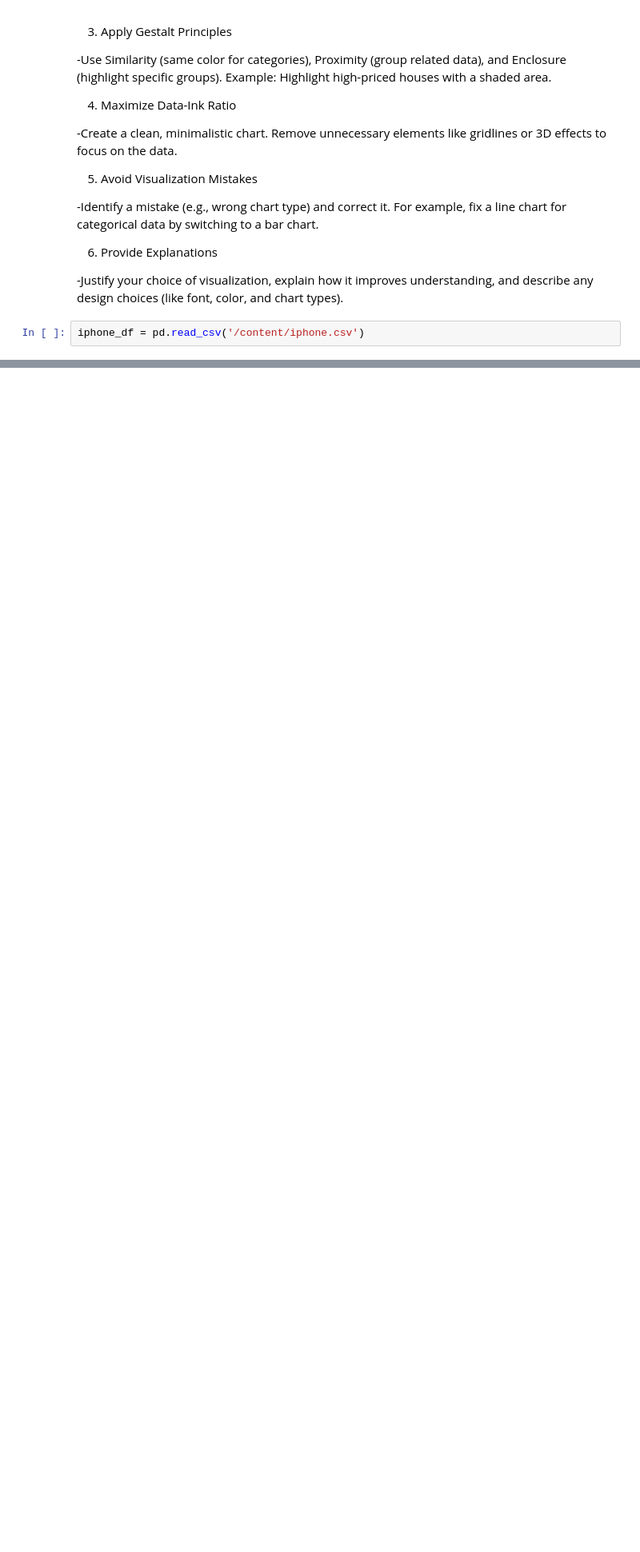
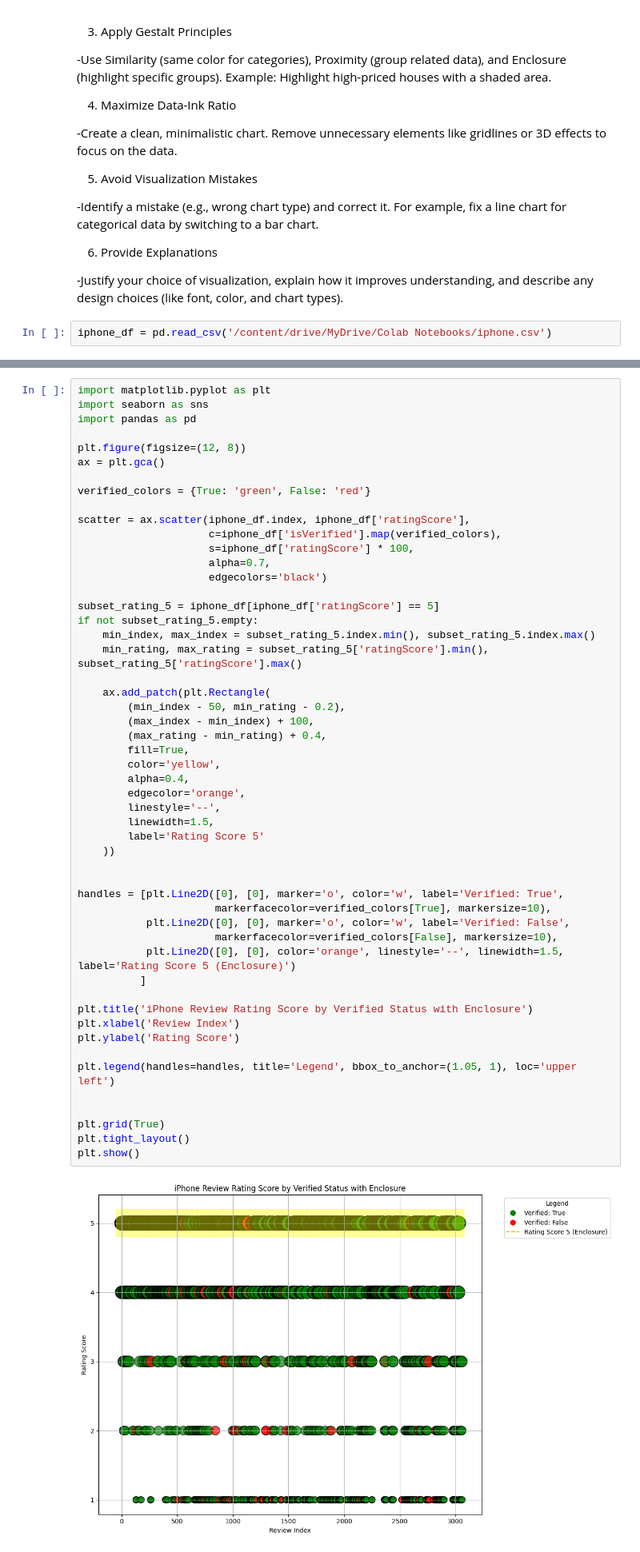
Before and after one commit to qjpbpios/CPE-031-Visualization-and-Data-Analysis, a Jupyter notebook: Hands_On_Activity_6_|_Data_Visualization_and_Design_Pios,_Joshua.ipynb, the cells around one changed output, grey strips where cells are left out. Shown at 80% size. Cells and saved outputs as stored; diff of their text form; blank space fills up the shorter version.

```diff
--- a/Hands_On_Activity_6_|_Data_Visualization_and_Design_Pios,_Joshua.ipynb
+++ b/Hands_On_Activity_6_|_Data_Visualization_and_Design_Pios,_Joshua.ipynb
@@ -586,7 +591,7 @@ Instructions:
 
 -Justify your choice of visualization, explain how it improves understanding, and describe any design choices (like font, color, and chart types).
 # %%
-iphone_df = pd.read_csv('/content/iphone.csv')
+iphone_df = pd.read_csv('/content/drive/MyDrive/Colab Notebooks/iphone.csv')
 # %%
 iphone_df.head()
 # %% [output]
@@ -628,3 +633,57 @@ plt.tight_layout()
 plt.show()
 # %% [output]
 [figure]
+# %%
+import matplotlib.pyplot as plt
+import seaborn as sns
+import pandas as pd
+
+plt.figure(figsize=(12, 8))
+ax = plt.gca()
+
+verified_colors = {True: 'green', False: 'red'}
+
+scatter = ax.scatter(iphone_df.index, iphone_df['ratingScore'],
+                     c=iphone_df['isVerified'].map(verified_colors),
+                     s=iphone_df['ratingScore'] * 100,
+                     alpha=0.7,
+                     edgecolors='black')
+
+subset_rating_5 = iphone_df[iphone_df['ratingScore'] == 5]
+if not subset_rating_5.empty:
+    min_index, max_index = subset_rating_5.index.min(), subset_rating_5.index.max()
+    min_rating, max_rating = subset_rating_5['ratingScore'].min(), subset_rating_5['ratingScore'].max()
+
+    ax.add_patch(plt.Rectangle(
+        (min_index - 50, min_rating - 0.2),
+        (max_index - min_index) + 100,
+        (max_rating - min_rating) + 0.4,
+        fill=True,
+        color='yellow',
+        alpha=0.4,
+        edgecolor='orange',
+        linestyle='--',
+        linewidth=1.5,
+        label='Rating Score 5'
+    ))
+
+
+handles = [plt.Line2D([0], [0], marker='o', color='w', label='Verified: True',
+                      markerfacecolor=verified_colors[True], markersize=10),
+           plt.Line2D([0], [0], marker='o', color='w', label='Verified: False',
+                      markerfacecolor=verified_colors[False], markersize=10),
+           plt.Line2D([0], [0], color='orange', linestyle='--', linewidth=1.5, label='Rating Score 5 (Enclosure)')
+          ]
+
+plt.title('iPhone Review Rating Score by Verified Status with Enclosure')
+plt.xlabel('Review Index')
+plt.ylabel('Rating Score')
+
+plt.legend(handles=handles, title='Legend', bbox_to_anchor=(1.05, 1), loc='upper left')
+
+
+plt.grid(True)
+plt.tight_layout()
+plt.show()
+# %% [output]
+[figure, added]
```
Also changed, not shown: parts of 4 cells of this notebook.
